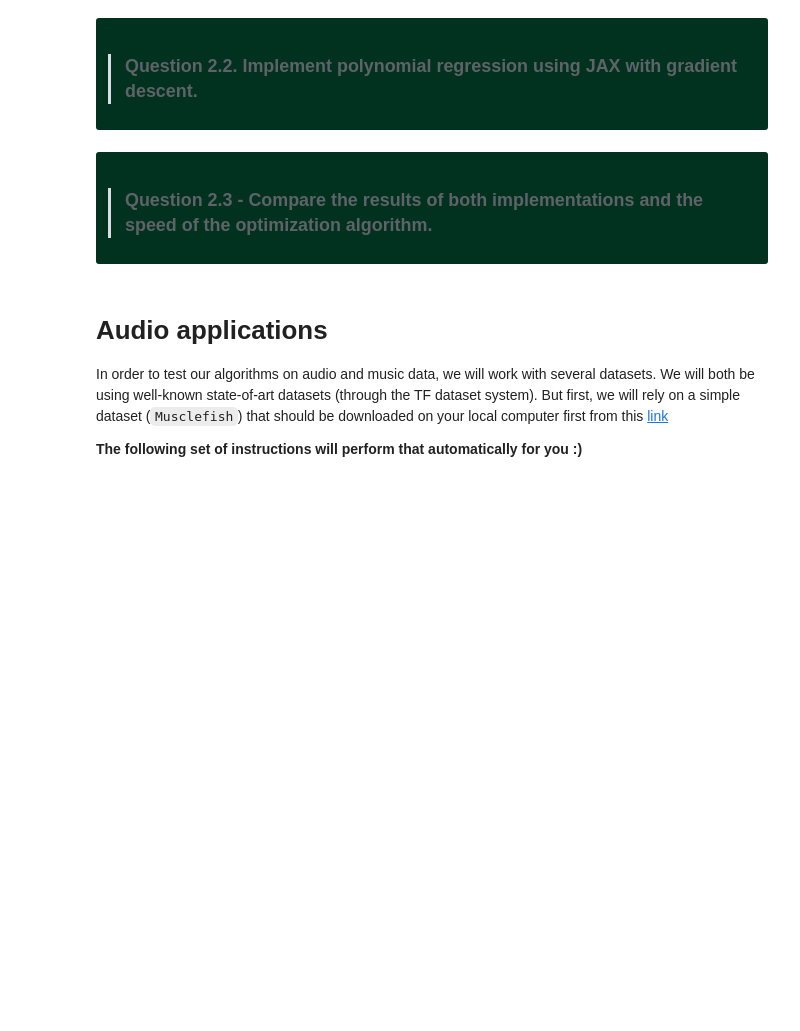
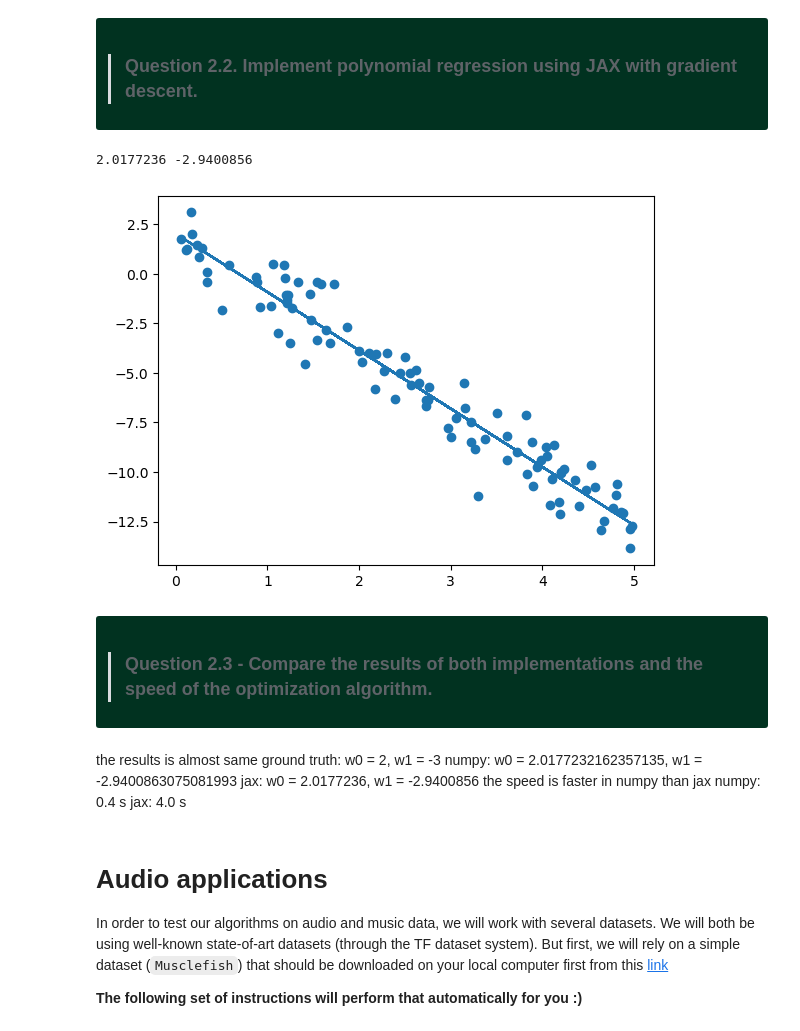
Before and after one commit to nanamaru0203/creative_ml, a Jupyter notebook: 01a_machine_learning.ipynb, the cells around one changed output. Drawn from its saved outputs; the diff is of its cells as text; code cells hidden in the pictures; blank space fills up the shorter version.

```diff
--- a/01a_machine_learning.ipynb
+++ b/01a_machine_learning.ipynb
@@ -758,12 +805,36 @@ According to the figure above, the accuracy of classification is 100% for both i
 > ### Question 2.2. Implement polynomial regression using JAX with gradient descent.
 
 </div>
+# %%
+import jax
+def loss_with_jax(w0, w1, x, y):
+    return (y - (w0 + x * w1)) ** 2
+
+grad_loss_function = jax.jit((jax.grad(loss_with_jax, argnums=[0, 1])))
+
+w0, w1 = gradient_descent(x, y, grad_loss_function)
+print(w0, w1)
+plt.scatter(x, y)
+pred_y = w0 + w1 * x
+plt.plot(x, pred_y)
+plt.show()
+# %% [output]
+2.0177236 -2.9400856
+[figure, added]
 # %% [markdown]
 <div class="alert alert-success" markdown="1" style="color:white; background-color: #013220; border-color: #03C03C">
 
 > ### Question 2.3 - Compare the results of both implementations and the speed of the optimization algorithm.
 
 </div>
+# %% [markdown]
+the results is almost same
+ground truth: w0 = 2, w1 = -3
+numpy: w0 = 2.0177232162357135, w1 = -2.9400863075081993
+jax: w0 = 2.0177236, w1 = -2.9400856
+the speed is faster in numpy than jax
+numpy: 0.4 s
+jax: 4.0 s
 # %% [markdown]
 <a id="audio"></a>
 # Audio applications
```
Also changed, not shown: parts of 4 cells of this notebook.
